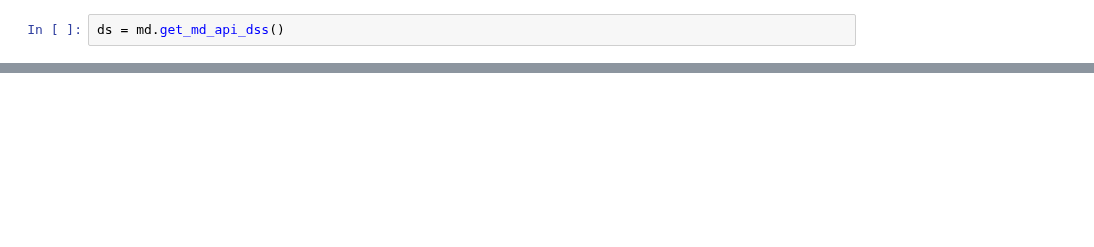
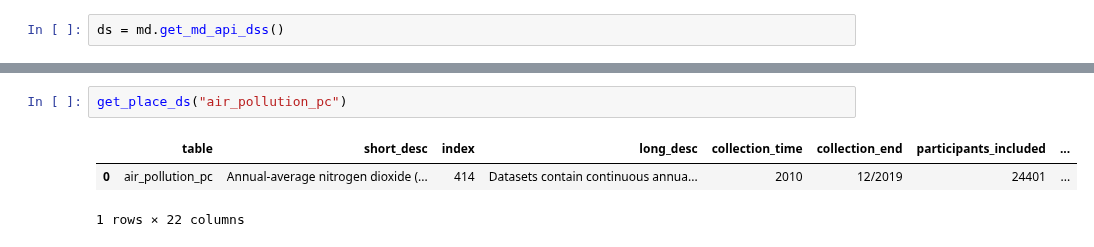
Before and after one commit to UKLLC/Guidebook, a Jupyter notebook: ukllc_book/docs/scripts/scratchpad.ipynb, the cells around one changed output, grey strips where cells are left out. Saved outputs shown, nothing was run; the diff lists cells and outputs as text; blank space fills up the shorter version.

```diff
--- a/ukllc_book/docs/scripts/scratchpad.ipynb
+++ b/ukllc_book/docs/scripts/scratchpad.ipynb
@@ -150,0 +188,6 @@ ds
+# %%
+get_place_ds("air_pollution_pc")
+# %% [output]
+|  | table | short_desc | index | long_desc | collection_time | collection_end | participants_included | ... |
+| 0 | air_pollution_pc | Annual-average nitrogen dioxide (... | 414 | Datasets contain continuous annua... | 2010 | 12/2019 | 24401 | ... |
+1 rows × 22 columns
```
Also changed, not shown: parts of 6 cells of this notebook, 7 other files.
